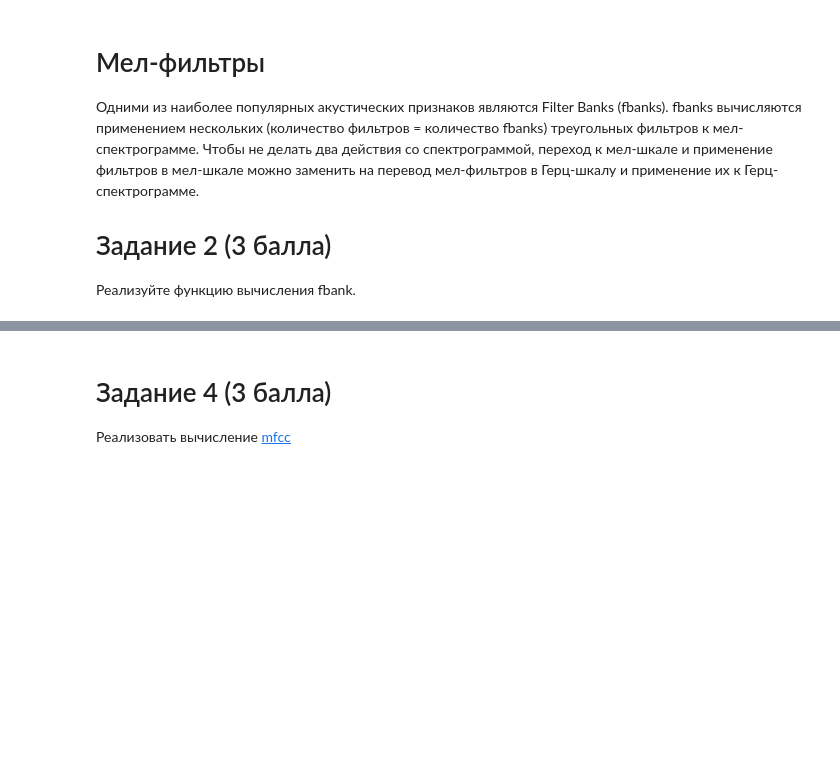
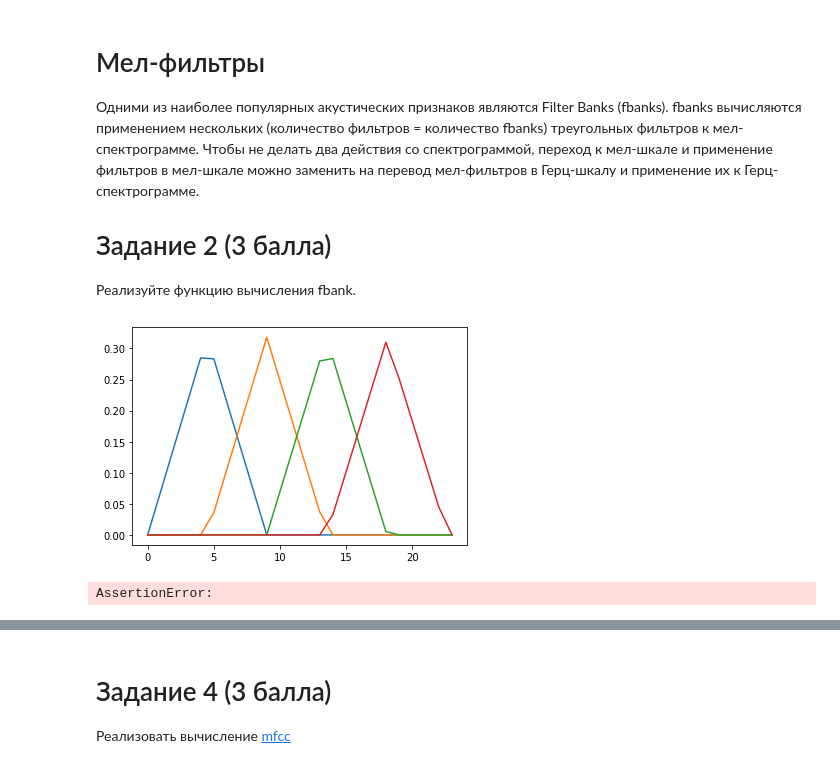
Before and after one commit to NikitaSUAI/DSPcourse, a Jupyter notebook: lab4.ipynb, the cells around one changed output, grey strips where cells are left out. Drawn from its saved outputs; the diff is of its cells as text; code cells hidden in the pictures; blank space fills up the shorter version.

```diff
--- a/lab4.ipynb
+++ b/lab4.ipynb
@@ -87,6 +87,8 @@ librosa.display.specshow(stft_db, sr=sr, x_axis='time', y_axis='hz')
 # %%
 def mel(spec):
     return 2595 * np.log(1 + spec/700)/np.log(2)
+def hz(spec):
+    return 700.0 * (10.0 ** (spec / 2595.0) - 1.0)
 # %%
 def test_mel():
     x = np.random.randint(100, size=(1000, 100))
@@ -102,25 +104,41 @@ fbanks вычисляются применением нескольких (ко
 
 # Задание 2 (3 балла)
 Реализуйте функцию вычисления fbank.
-# %%
-def mel_filters(sr, n_fft, n_mels):
-    # функция построения треугольных мел-фильтров в герц-шкале
-    # sr - sample rate
-    # n_fft - length of the FFT window
-    # n_mels - number of filters
-    # return mel filters matrix. [n_mel, n_fft]
-
-    # YOUR CODE HERE
-    #
-
-    #
-    raise NotImplementedError
+# %%
+def mel_filters(sr:int, n_fft:int, n_mels:int):
+    # функция построения треугольных мел-фильтров в герц-шкале
+    # sr - sample rate
+    # n_fft - length of the FFT window
+    # n_mels - number of filters
+    # return mel filters matrix. [n_mel, n_fft]
+    fftfreqs = np.linspace(0, sr/2, int(n_fft//2)+1)
+    mel_f = hz(np.linspace(mel(0), mel(sr/6.8), n_mels+2))
+
+    fdiff = np.diff(mel_f)
+    ramps = np.subtract.outer(mel_f, fftfreqs)
+
+    weight = np.zeros((n_mels, int(n_fft//2+1)))
+
+    for i in range(n_mels):
+        lowwer = -ramps[i]/fdiff[i]
+        upper = ramps[i+2]/fdiff[i+1]
+        weight[i] = np.maximum(0, np.minimum(lowwer, upper))
+    enorm = 2.0 / (mel_f[2 : n_mels + 2] - mel_f[:n_mels])
+    weight *= enorm[:, np.newaxis]
+    return weight
+# %%
+plt.plot(mel_filters(32, 46, 4).T);
+# mel_filters(32, 46, 4)[-1].T
+# %% [output]
+[figure, added]
 # %%
 assert mel_filters(32, 46, 4).shape == (4, 24) and \
     mel_filters(65, 45, 5).shape == (5, 23), "Wrong shape"
 assert np.allclose(mel_filters(16, 8, 4), librosa.filters.mel(16, 8, n_mels=4))
 assert np.allclose(mel_filters(8600, 512, 40), librosa.filters.mel(8600, 512, n_mels=40))
 print("All ok!")
+# %% [output]
+AssertionError:
 # %%
 def get_fbanks(wav: np.ndarray, sr: int, window_ms=25, step_mc=10, n_fbanks=40):
     # wav - input signal
```
Also changed, not shown: parts of 17 cells of this notebook, 1 other file.
